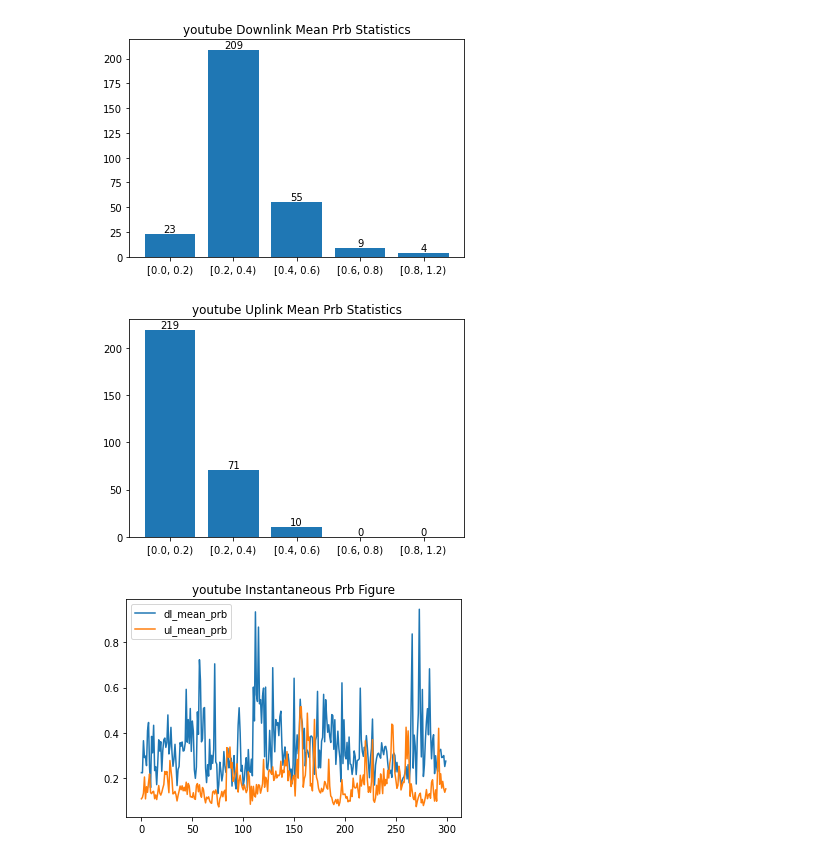
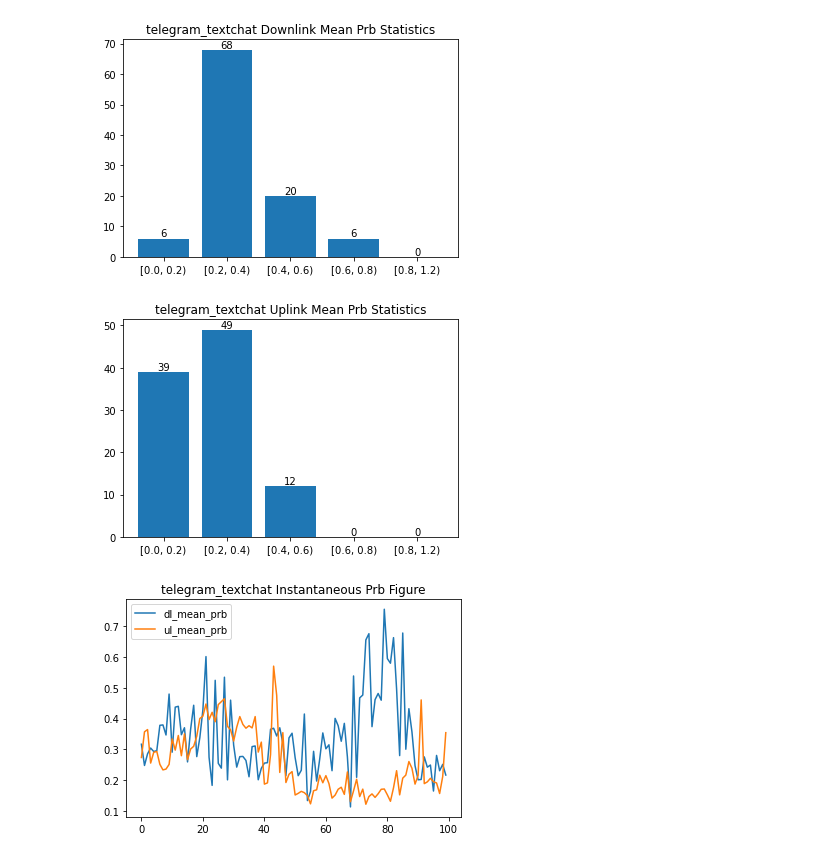
Before and after one commit to YzTongNiar/LTE_Data_Processing, a Jupyter notebook: Data_Process/prb_map.ipynb, the cells around one changed output. Cells and saved outputs as stored; diff of their text form; code cells hidden in the pictures.

```diff
--- a/Data_Process/prb_map.ipynb
+++ b/Data_Process/prb_map.ipynb
@@ -135,9 +135,3 @@ def main(appname, date):
     encoded_data_with_prb = insert_prb(save_encoded_path, prb_list, save_encoded_with_prb_path)
     mean_prb_df = series_mean_prb(prb_list, encoded_data_with_prb)
     mean_prb_sta(mean_prb_df, appname)
-
-main('youtube','2023.9.17')
-# %% [output]
-[figure, removed]
-[figure, removed]
-[figure, removed]
@@ -144,3 +141,9 @@ main('youtube','2023.9.17')
+# %%
+main('telegram_textchat','2023.9.24')
+# %% [output]
+[figure, added]
+[figure, added]
+[figure, added]
 # %%
 # prb_data = read_airscope_csv_file(airscope_csv_path)
 # app_timelog_list = read_app_timelog_list(app_timelog_path)
```
Also changed, not shown: parts of 2 cells of this notebook, 35 other files.
